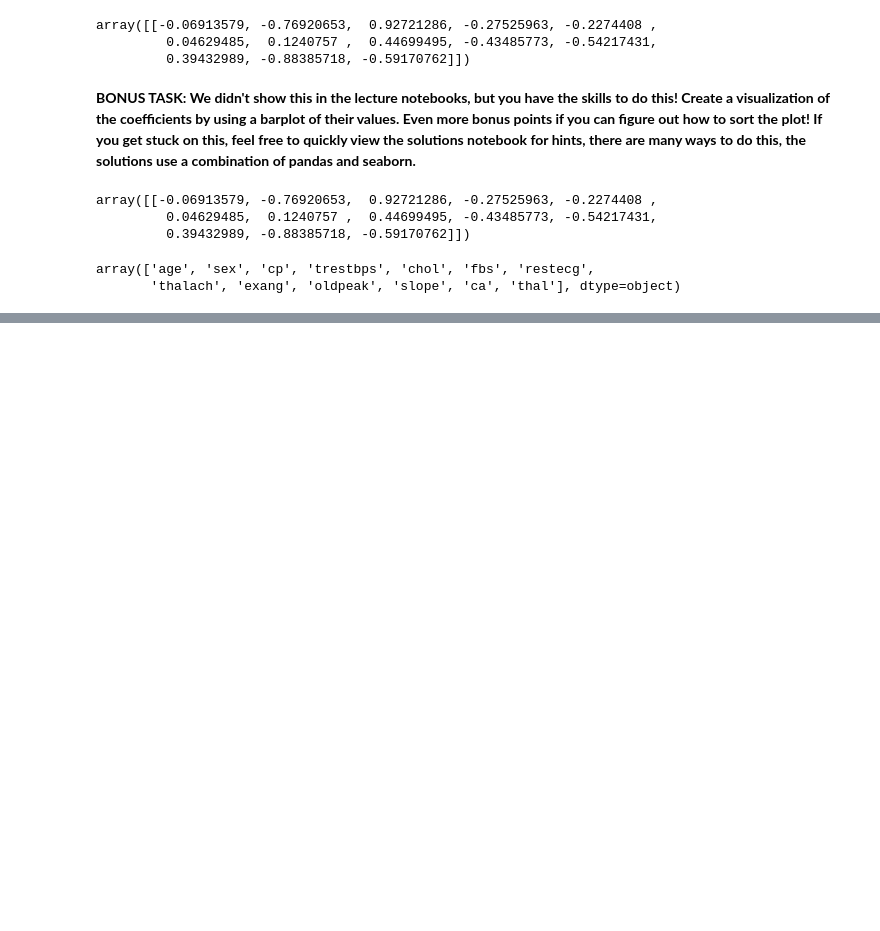
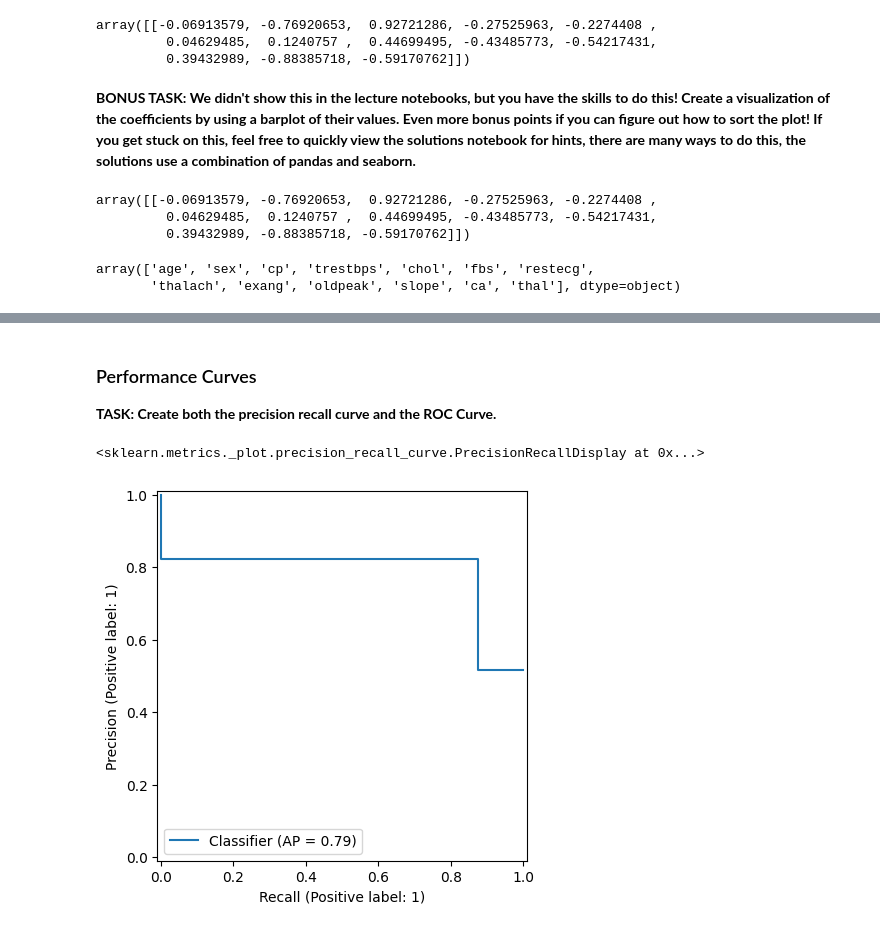
Before and after one commit to SaikatGhosh94/MachineLearningCourse, a Jupyter notebook: Hands_on_practice/logisticRegression/02_logistic_regression_project.ipynb, the cells around one changed output, grey strips where cells are left out. Saved outputs shown, nothing was run; the diff lists cells and outputs as text; code cells hidden in the pictures; blank space fills up the shorter version.

```diff
--- a/Hands_on_practice/logisticRegression/02_logistic_regression_project.ipynb
+++ b/Hands_on_practice/logisticRegression/02_logistic_regression_project.ipynb
@@ -315,0 +369,11 @@ coef_df.plot.bar()
+# %% [markdown]
+### Performance Curves
+
+**TASK: Create both the precision recall curve and the ROC Curve.**
+# %%
+from sklearn.metrics import PrecisionRecallDisplay,RocCurveDisplay
+
+PrecisionRecallDisplay.from_predictions(y_test,y_pred)
+# %% [output]
+<sklearn.metrics._plot.precision_recall_curve.PrecisionRecallDisplay at 0x...>
+[figure, added]
```
Also changed, not shown: parts of 16 cells of this notebook.
